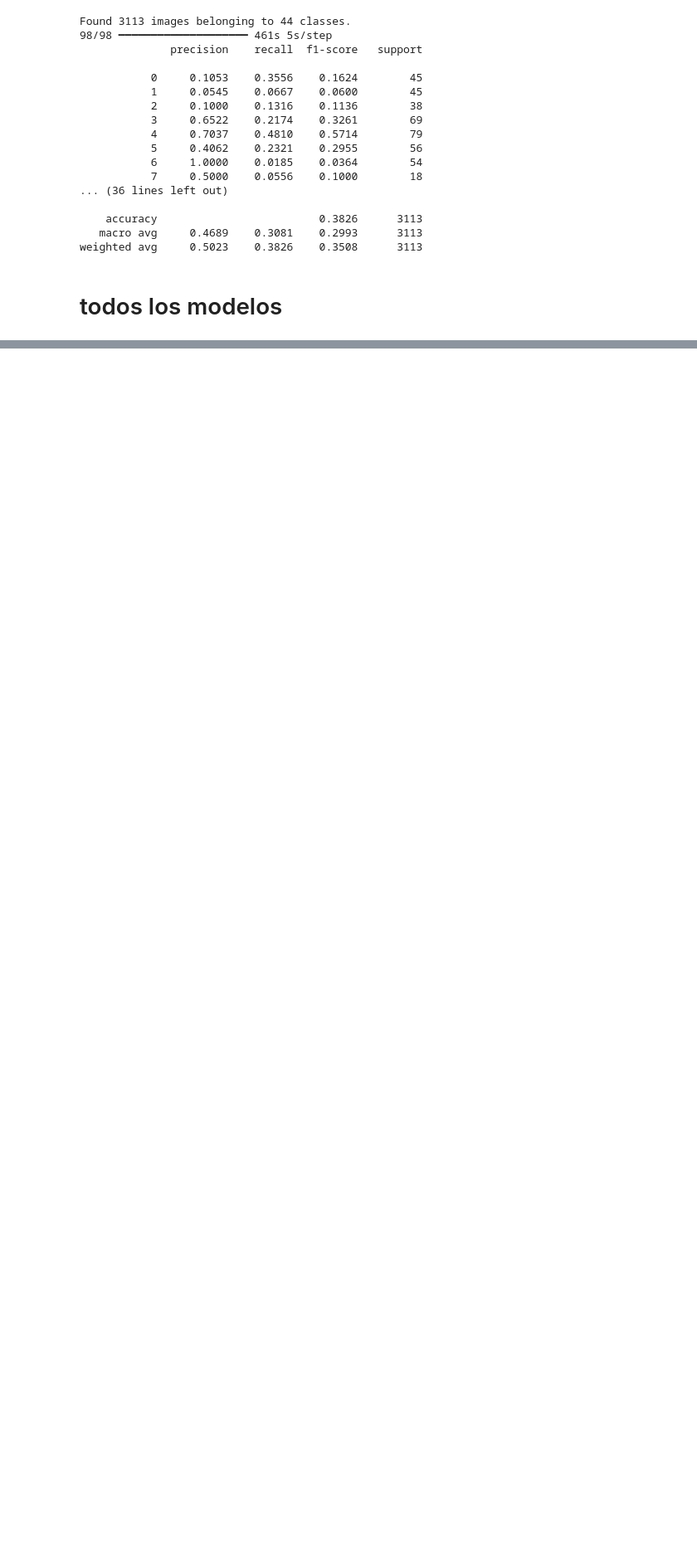
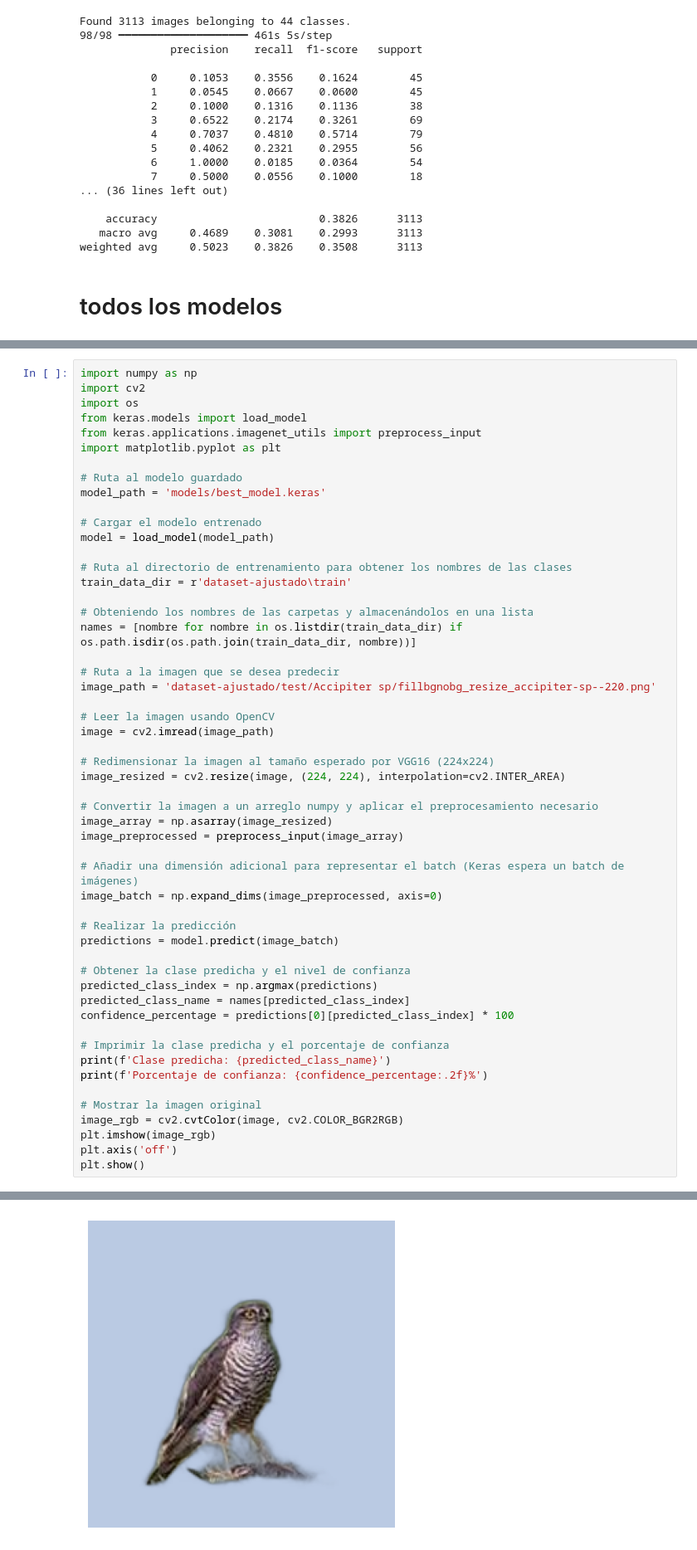
Before and after one commit to danielmedinam03/EntrenamientoElectiva3, a Jupyter notebook: ENTRENAMIENTO.ipynb, the cells around one changed output, grey strips where cells are left out. Shown at 83% size. Cells and saved outputs as stored; diff of their text form; blank space fills up the shorter version.

Commit message:
Se realiza prediccion con el ultimo modelo entrenado

```diff
--- a/ENTRENAMIENTO.ipynb
+++ b/ENTRENAMIENTO.ipynb
@@ -578,0 +654,54 @@ Model: "functional_5"
+# %%
+import numpy as np
+import cv2
+import os
+from keras.models import load_model
+from keras.applications.imagenet_utils import preprocess_input
+import matplotlib.pyplot as plt
+
+# Ruta al modelo guardado
+model_path = 'models/best_model.keras'
+
+# Cargar el modelo entrenado
+model = load_model(model_path)
+
+# Ruta al directorio de entrenamiento para obtener los nombres de las clases
+train_data_dir = r'dataset-ajustado\train'
+
+# Obteniendo los nombres de las carpetas y almacenándolos en una lista
+names = [nombre for nombre in os.listdir(train_data_dir) if os.path.isdir(os.path.join(train_data_dir, nombre))]
+
+# Ruta a la imagen que se desea predecir
+image_path = 'dataset-ajustado/test/Accipiter sp/fillbgnobg_resize_accipiter-sp--220.png'
+
+# Leer la imagen usando OpenCV
+image = cv2.imread(image_path)
+
+# Redimensionar la imagen al tamaño esperado por VGG16 (224x224)
+image_resized = cv2.resize(image, (224, 224), interpolation=cv2.INTER_AREA)
+
+# Convertir la imagen a un arreglo numpy y aplicar el preprocesamiento necesario
+image_array = np.asarray(image_resized)
+image_preprocessed = preprocess_input(image_array)
+
+# Añadir una dimensión adicional para representar el batch (Keras espera un batch de imágenes)
+image_batch = np.expand_dims(image_preprocessed, axis=0)
+
+# Realizar la predicción
+predictions = model.predict(image_batch)
+
+# Obtener la clase predicha y el nivel de confianza
+predicted_class_index = np.argmax(predictions)
+predicted_class_name = names[predicted_class_index]
+confidence_percentage = predictions[0][predicted_class_index] * 100
+
+# Imprimir la clase predicha y el porcentaje de confianza
+print(f'Clase predicha: {predicted_class_name}')
+print(f'Porcentaje de confianza: {confidence_percentage:.2f}%')
+
+# Mostrar la imagen original
+image_rgb = cv2.cvtColor(image, cv2.COLOR_BGR2RGB)
+plt.imshow(image_rgb)
+plt.axis('off')
+plt.show()
+# %% [output]
@@ -578,0 +711 @@ Model: "functional_5"
+[figure, added]
```
Also changed, not shown: parts of 6 cells of this notebook, 1 other file.
